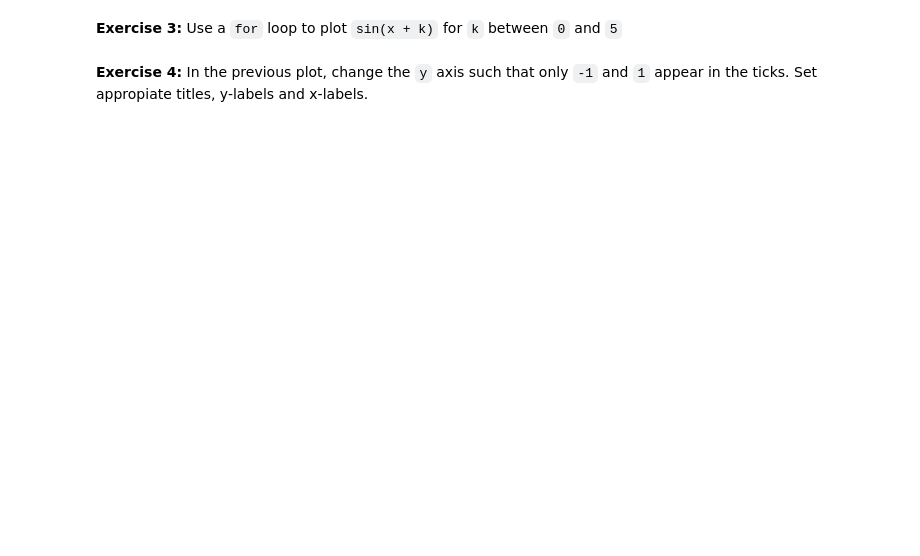
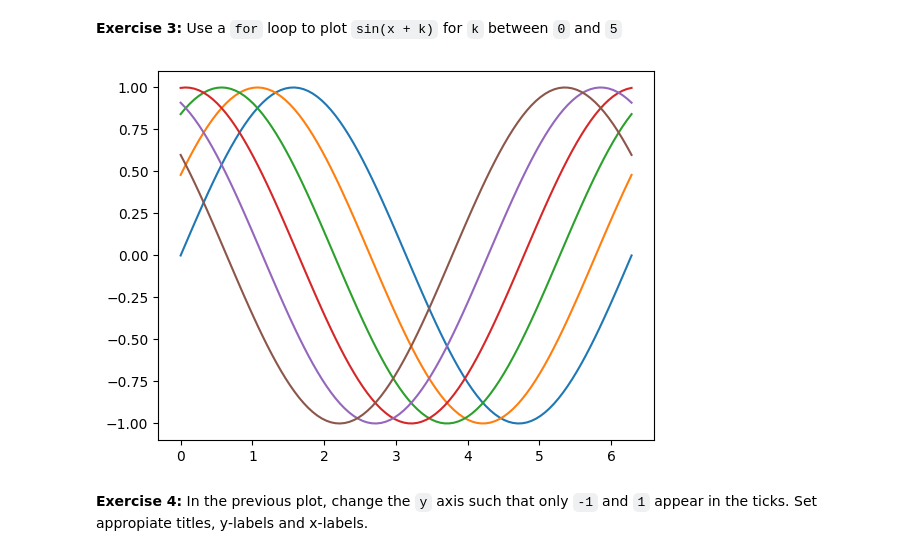
Before and after one commit to TheColorman/ITU, a Jupyter notebook: MALEA/Exercises/1/3a_plotting_exercises_matplotlib_and_seaborn.ipynb, the cells around one changed output. Saved outputs shown, nothing was run; the diff lists cells and outputs as text; code cells hidden in the pictures; blank space fills up the shorter version.

```diff
--- a/MALEA/Exercises/1/3a_plotting_exercises_matplotlib_and_seaborn.ipynb
+++ b/MALEA/Exercises/1/3a_plotting_exercises_matplotlib_and_seaborn.ipynb
@@ -37,2 +65,9 @@ The most basic `matplotlib` plot uses two `numpy` arrays.
+# %%
+# multiple sin functions
+for i in range(6):
+    plt.plot(x, np.sin(x + i * 0.5))
+plt.show()
+# %% [output]
+[figure, added]
 # %% [markdown]
 **Exercise 4:** In the previous plot, change the `y` axis such that only `-1` and `1` appear in the ticks. Set appropiate titles, y-labels and x-labels.
```
Also changed, not shown: parts of 15 cells of this notebook, 3 other files.
